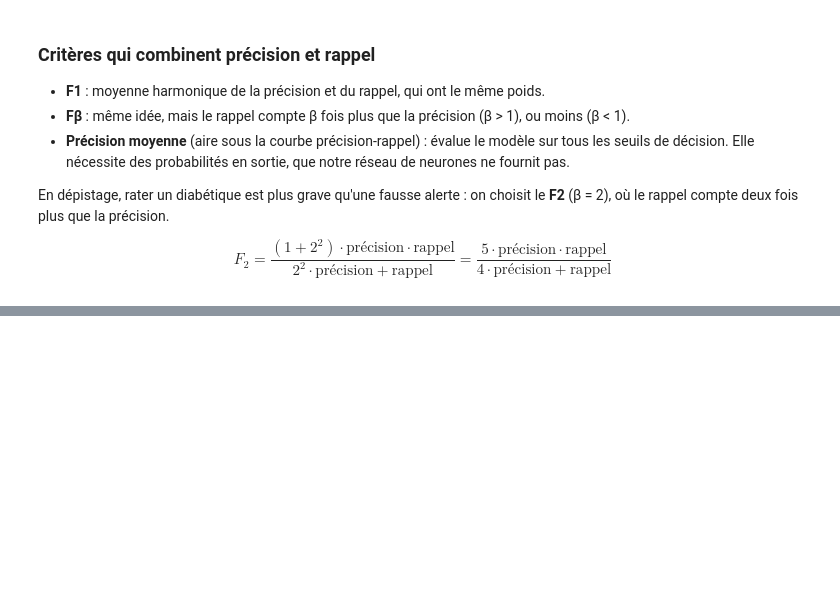
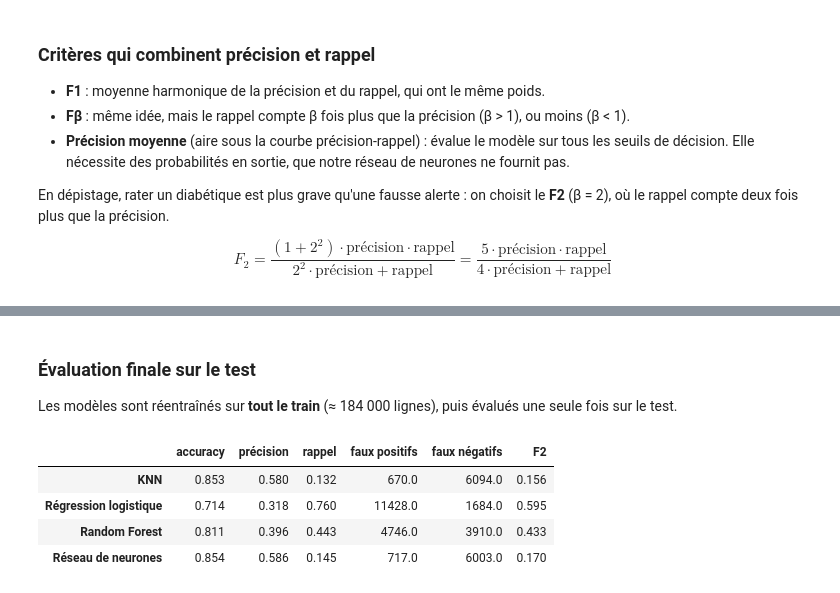
Before and after one commit to PierreGUTTIEREZ/Project_Machine-Learning_Semester-1, a Jupyter notebook: diabetes.ipynb, the cells around one changed output, grey strips where cells are left out. Drawn from its saved outputs; the diff is of its cells as text; code cells hidden in the pictures; blank space fills up the shorter version.

Commit message:
début de la partie évaluation finale sur le test

```diff
--- a/diabetes.ipynb
+++ b/diabetes.ipynb
@@ -410,0 +419,19 @@ F2 du modèle « toujours diabétique » : 0.474
+# %% [markdown]
+### Évaluation finale sur le test
+
+Les modèles sont réentraînés sur **tout le train** (≈ 184 000 lignes), puis évalués une seule fois sur le test.
+# %%
+test_results = {}
+for name, model in final_models.items():
+    model.fit(Xtr, ytr)
+    test_results[name] = mw.evaluate_on_test(model, Xte, yte)
+
+test_df = mw.add_fbeta(pd.DataFrame(test_results).T)
+test_df = test_df[["accuracy", "précision", "rappel", "F2", "faux positifs", "faux négatifs"]]
+test_df.round(3)
+# %% [output]
+|  | accuracy | précision | rappel | faux positifs | faux négatifs | F2 |
+| KNN | 0.853 | 0.580 | 0.132 | 670.0 | 6094.0 | 0.156 |
+| Régression logistique | 0.714 | 0.318 | 0.760 | 11428.0 | 1684.0 | 0.595 |
+| Random Forest | 0.811 | 0.396 | 0.443 | 4746.0 | 3910.0 | 0.433 |
+| Réseau de neurones | 0.854 | 0.586 | 0.145 | 717.0 | 6003.0 | 0.170 |
```
Also changed, not shown: parts of 2 cells of this notebook.
